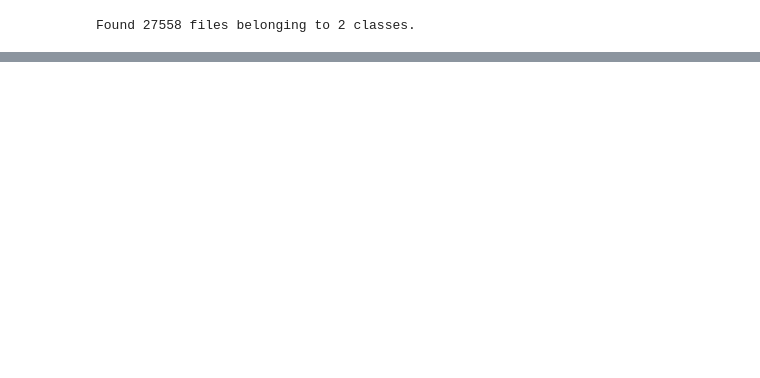
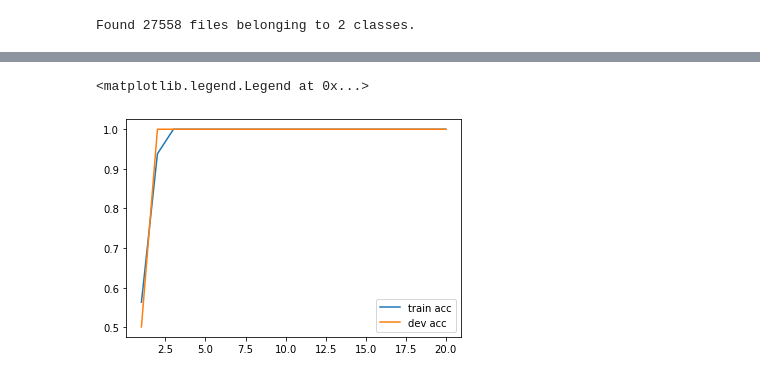
Before and after one commit to savimanner/miniature-carnival, a Jupyter notebook: malaria_jup.ipynb, the cells around one changed output, grey strips where cells are left out. Drawn from its saved outputs; the diff is of its cells as text; code cells hidden in the pictures; blank space fills up the shorter version.

```diff
--- a/malaria_jup.ipynb
+++ b/malaria_jup.ipynb
@@ -734,0 +900,7 @@ print("\n Dev accuracy: ", dev_acc)
+# %%
+plt.plot(list(range(1, len(history.history['accuracy'])+1)), history.history['accuracy'], label='train acc')
+plt.plot(list(range(1, len(history.history['val_accuracy'])+1)), history.history['val_accuracy'], label='dev acc')
+plt.legend()
+# %% [output]
+<matplotlib.legend.Legend at 0x...>
+[figure, added]
```
Also changed, not shown: parts of 100 cells of this notebook.
